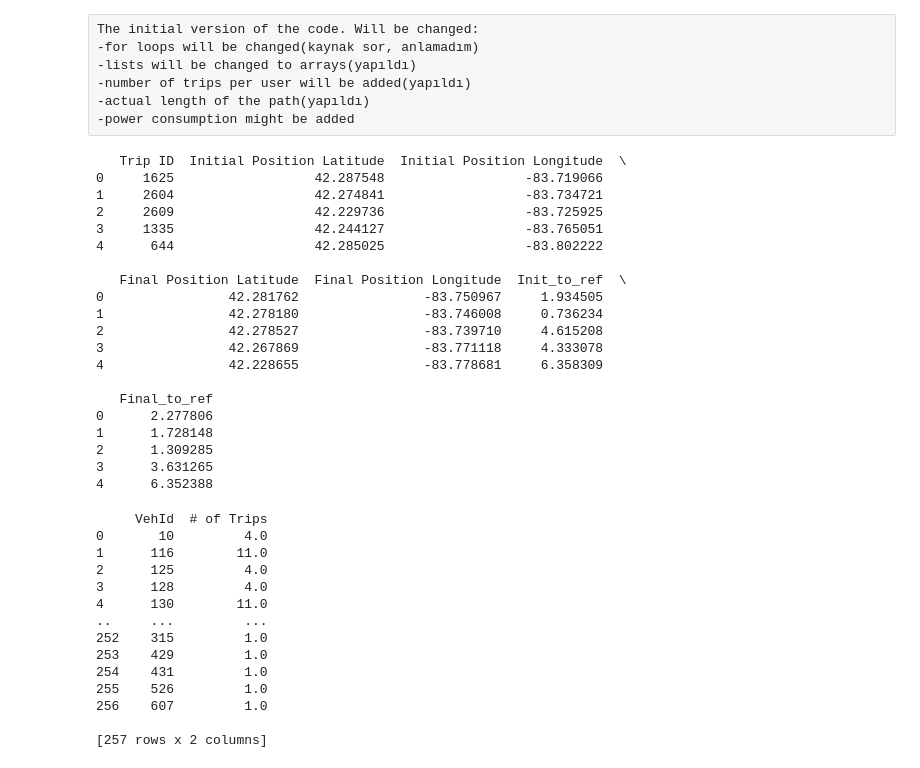
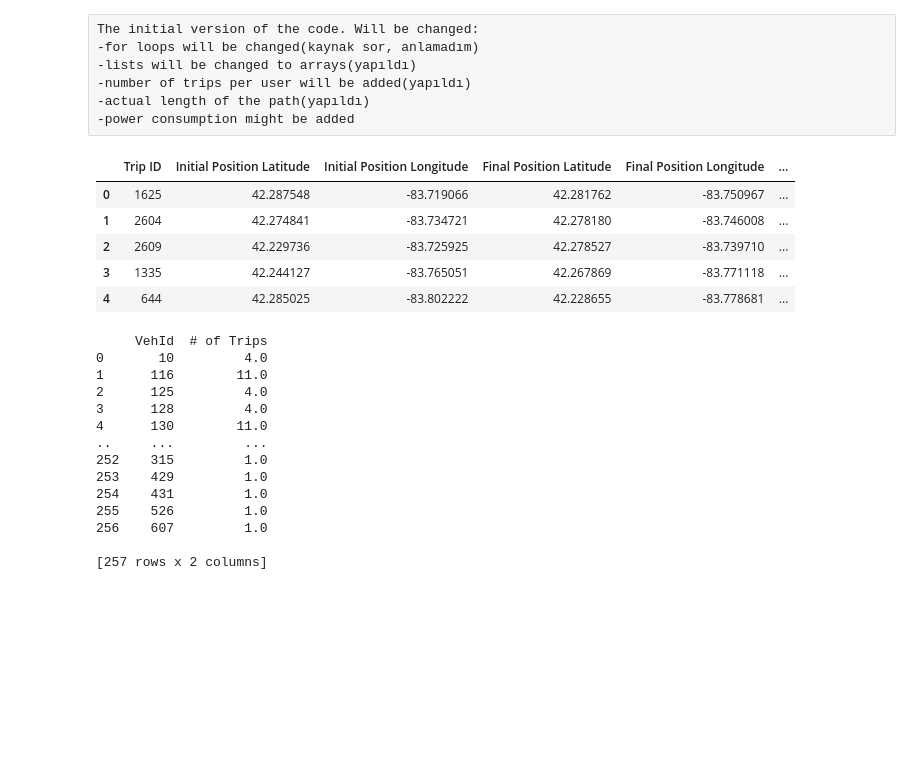
Before and after one commit to ardakaslan/ved, a Jupyter notebook: ved.ipynb, the cells around one changed output. Cells and saved outputs as stored; diff of their text form; code cells hidden in the pictures; blank space fills up the shorter version.

```diff
--- a/ved.ipynb
+++ b/ved.ipynb
@@ -58,54 +58,40 @@ def distance(origin, destination):
     --------
     >>> origin = (48.1372, 11.5756)  # Munich
     >>> destination = (52.5186, 13.4083)  # Berlin
     >>> round(distance(origin, destination), 1)
     504.2
     """
     lat1, lon1 = origin
     lat2, lon2 = destination
     radius = 6371  # km
 
     dlat = math.radians(lat2 - lat1)
     dlon = math.radians(lon2 - lon1)
     a = (math.sin(dlat / 2) * math.sin(dlat / 2) +
          math.cos(math.radians(lat1)) * math.cos(math.radians(lat2)) *
          math.sin(dlon / 2) * math.sin(dlon / 2))
     c = 2 * math.atan2(math.sqrt(a), math.sqrt(1 - a))
     d = radius * c
 
     return d
 
 trip_data['Init_to_ref'] = 0
 trip_data['Final_to_ref'] = 0
 trip_data = trip_data.astype({'Init_to_ref': float,'Final_to_ref':float})
 for i in range(len(trip_data)):
     trip_data.at[i, 'Init_to_ref'] = distance(ref_point, (trip_data['Initial Position Latitude'][i],trip_data['Initial Position Longitude'][i]))
     trip_data.at[i, 'Final_to_ref'] = distance(ref_point, (trip_data['Final Position Latitude'][i],trip_data['Final Position Longitude'][i]))
 
 
 
-print(trip_data.head())
+trip_data.head()
 # %% [output]
-   Trip ID  Initial Position Latitude  Initial Position Longitude  \
-0     1625                  42.287548                  -83.719066
-1     2604                  42.274841                  -83.734721
-2     2609                  42.229736                  -83.725925
-3     1335                  42.244127                  -83.765051
-4      644                  42.285025                  -83.802222
-
-   Final Position Latitude  Final Position Longitude  Init_to_ref  \
-0                42.281762                -83.750967     1.934505
-1                42.278180                -83.746008     0.736234
-2                42.278527                -83.739710     4.615208
-3                42.267869                -83.771118     4.333078
-4                42.228655                -83.778681     6.358309
-
-   Final_to_ref
-0      2.277806
-1      1.728148
-2      1.309285
-3      3.631265
-4      6.352388
+|  | Trip ID | Initial Position Latitude | Initial Position Longitude | Final Position Latitude | Final Position Longitude | ... |
+| 0 | 1625 | 42.287548 | -83.719066 | 42.281762 | -83.750967 | ... |
+| 1 | 2604 | 42.274841 | -83.734721 | 42.278180 | -83.746008 | ... |
+| 2 | 2609 | 42.229736 | -83.725925 | 42.278527 | -83.739710 | ... |
+| 3 | 1335 | 42.244127 | -83.765051 | 42.267869 | -83.771118 | ... |
+| 4 | 644 | 42.285025 | -83.802222 | 42.228655 | -83.778681 | ... |
 # %%
 Vehicles = VED_data['VehId'].unique()
 ntrips = np.ndarray(1)
```
Also changed, not shown: parts of 14 cells of this notebook.
